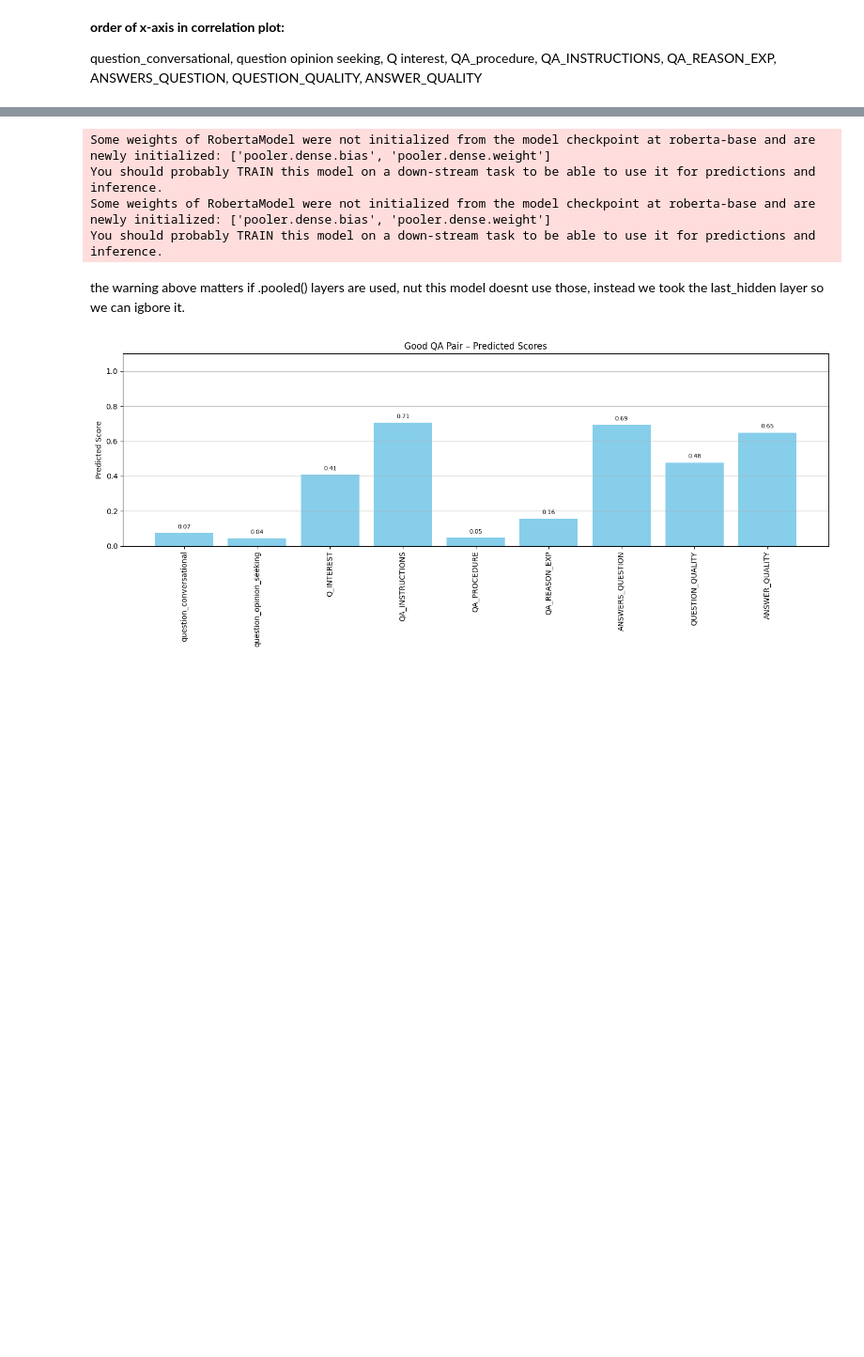
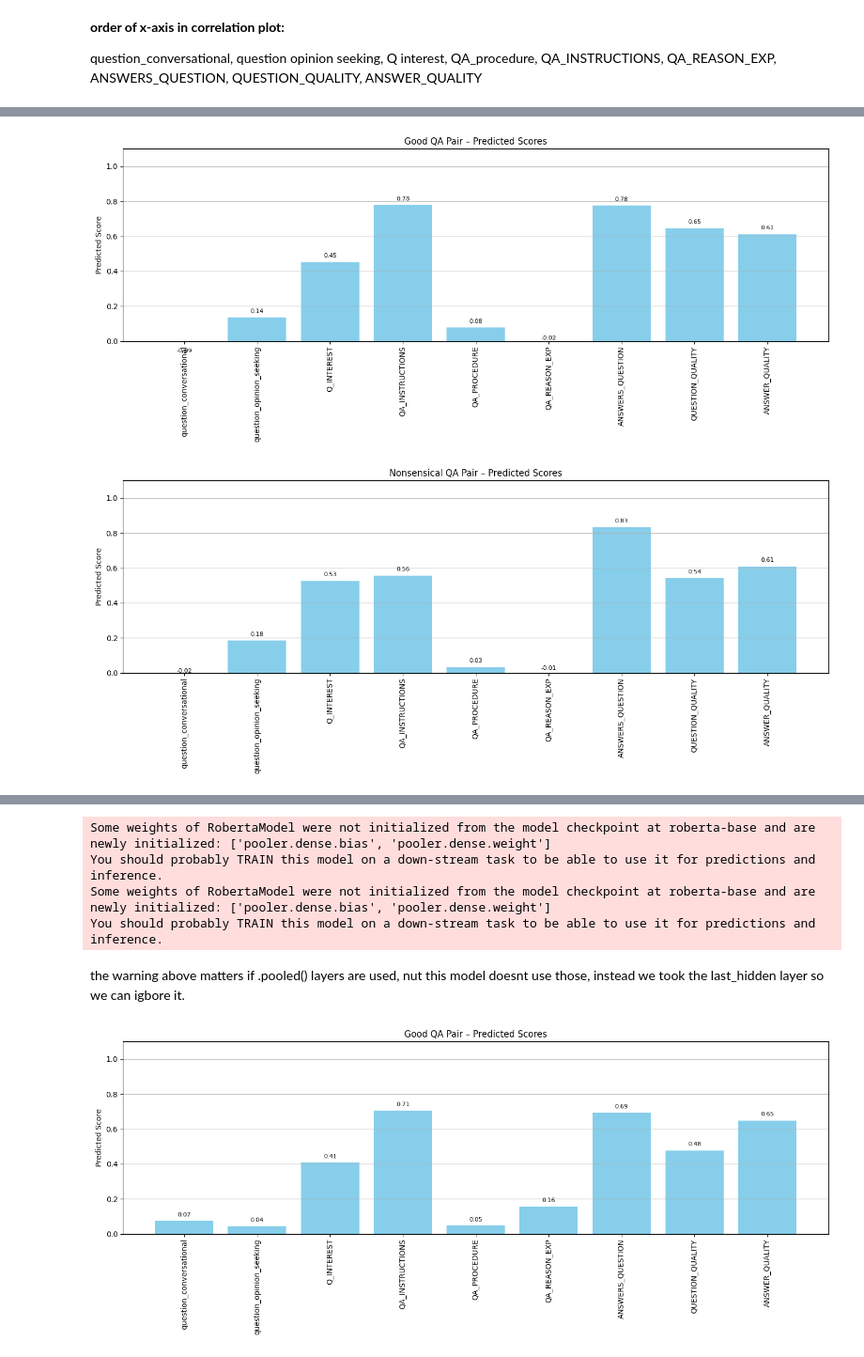
Before and after one commit to freida20git/SubjectiveQA-Rater, a Jupyter notebook: notebooks/siamiseNet_RoBERTa.ipynb, the cells around one changed output, grey strips where cells are left out. Shown at 94% size. Cells and saved outputs as stored; diff of their text form; code cells hidden in the pictures; blank space fills up the shorter version.

```diff
--- a/notebooks/siamiseNet_RoBERTa.ipynb
+++ b/notebooks/siamiseNet_RoBERTa.ipynb
@@ -449,0 +505,22 @@ torch.save(model.state_dict(), f"siamese_roberta_epoch10.pth")
+# %%
+
+# A good QA pair
+qa_good = {
+    "question_title": "How to 'print hello' world in python?",
+    "question_body": "syntax help",
+    "answer": "print('hello world') and youre done!"
+}
+qa_bad = {
+    "question_title": "How to print hello world in python?",
+    "question_body": "syntax help",
+     "answer": "banana"
+}
+
+pred_good = predict(model, **qa_good)
+pred_bad = predict(model, **qa_bad)
+
+plot_predictions(pred_good, "Good QA Pair – Predicted Scores")
+plot_predictions(pred_bad, "Nonsensical QA Pair – Predicted Scores")
+# %% [output]
+[figure, added]
+[figure, added]
```
Also changed, not shown: parts of 24 cells of this notebook.
